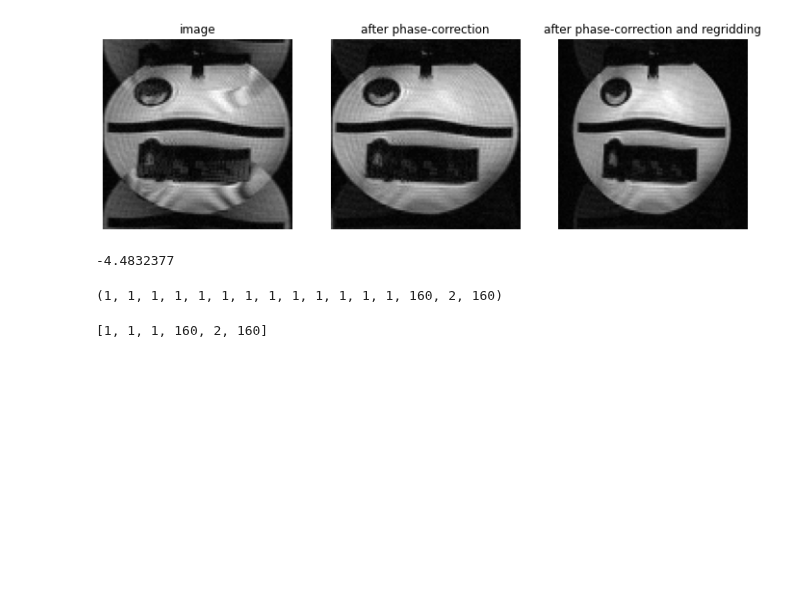
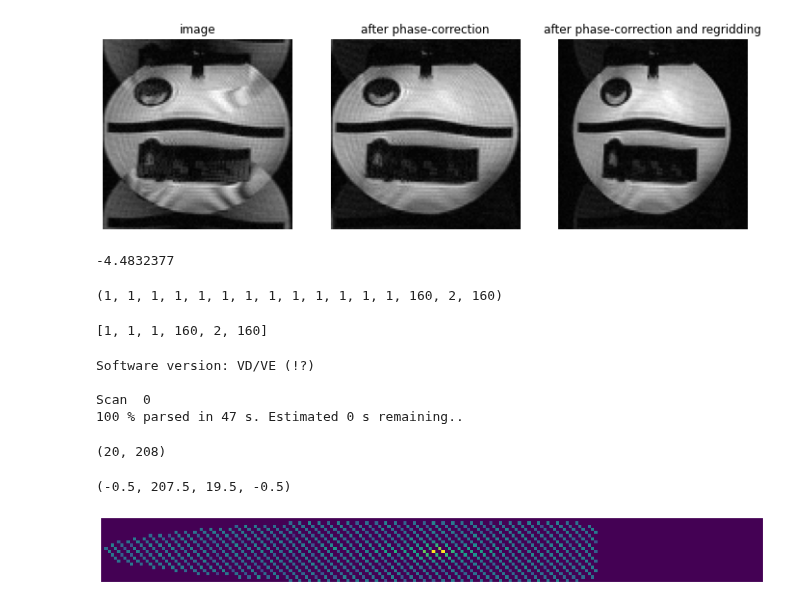
Before and after one commit to pehses/twixtools, a Jupyter notebook: demo/recon_example.ipynb, the cells around one changed output. Drawn from its saved outputs; the diff is of its cells as text; code cells hidden in the pictures; blank space fills up the shorter version.

```diff
--- a/demo/recon_example.ipynb
+++ b/demo/recon_example.ipynb
@@ -212,3 +212,35 @@ im_data.flags['average']['Phs'] = True
 im_data.shape
 # %% [output]
 [1, 1, 1, 160, 2, 160]
+# %%
+twix = twixtools.read_twix('/data/meas/meas_MID00379_FID32464_bSSFP_TR3400_20sl.dat')
+array = twixtools.map_twix(twix)
+# %% [output]
+Software version: VD/VE (!?)
+
+Scan  0
+100 % parsed in 47 s. Estimated 0 s remaining..
+# %%
+array[-1]['image'].flags['squeeze_ave_dims'] = True
+array[-1]['image'].flags['average']['Set'] = True
+array[-1]['image'].flags['average']['Seg'] = True
+array[-1]['image'].flags['average']['Phs'] = True
+array[-1]['image'].flags['average']['Eco'] = True
+array[-1]['image'].flags['average']['Sli'] = True
+array[-1]['image'].flags['average']['Ave'] = True
+array[-1]['image'].shape
+
+
+data = array[-1]['image'][-2,:,:,1,260]
+data.shape
+
+# data = array[-1]['image'][0,0,0,0,0,0,0,-1,0,0,:,0,0,:,0,260]
+# %% [output]
+(20, 208)
+# %%
+plt.figure(figsize=(16,8))
+plt.imshow(abs(data)**0.2)
+plt.axis('off')
+# %% [output]
+(-0.5, 207.5, 19.5, -0.5)
+[figure, added]
```
Also changed, not shown: 1 other file.
